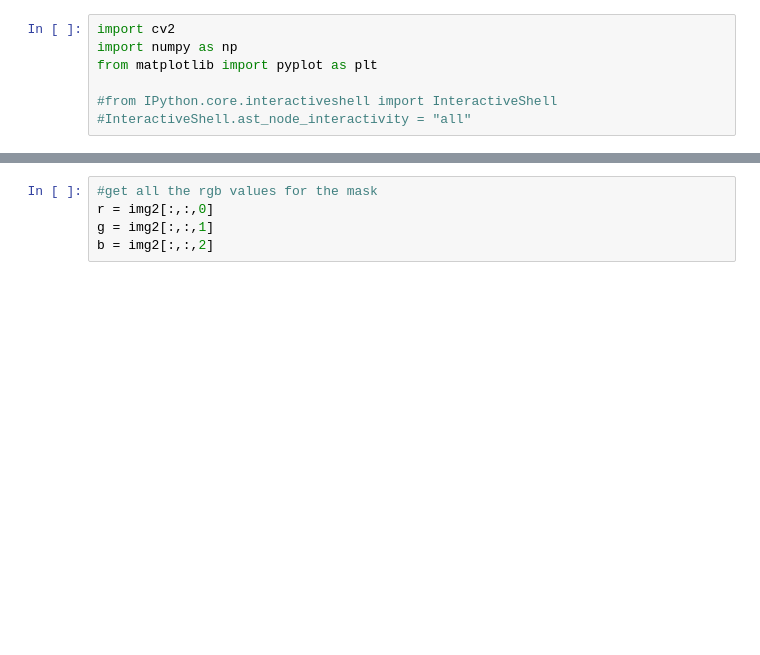
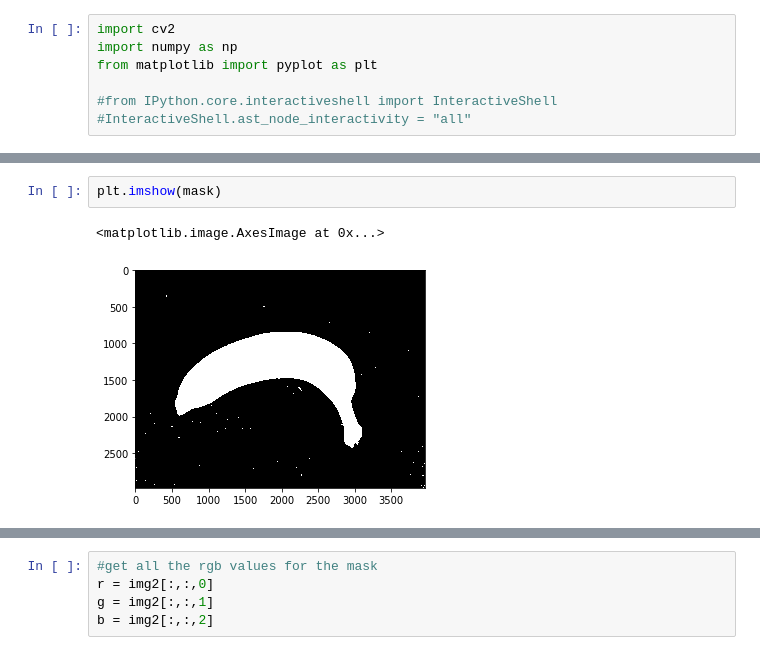
Before and after one commit to ananeto48/fruits_classification, a Jupyter notebook: notebooks/colors_notebook_threshold.ipynb, the cells around one changed output, grey strips where cells are left out. Drawn from its saved outputs; the diff is of its cells as text; blank space fills up the shorter version.

```diff
--- a/notebooks/colors_notebook_threshold.ipynb
+++ b/notebooks/colors_notebook_threshold.ipynb
@@ -41,3 +66,8 @@ mask = np.zeros_like(img)
+# %%
+plt.imshow(mask)
+# %% [output]
+<matplotlib.image.AxesImage at 0x...>
+[figure, added]
 # %%
 #insert fruit area of original image onto a new image with black background
 
```
Also changed, not shown: parts of 12 cells of this notebook, 18 other files.
